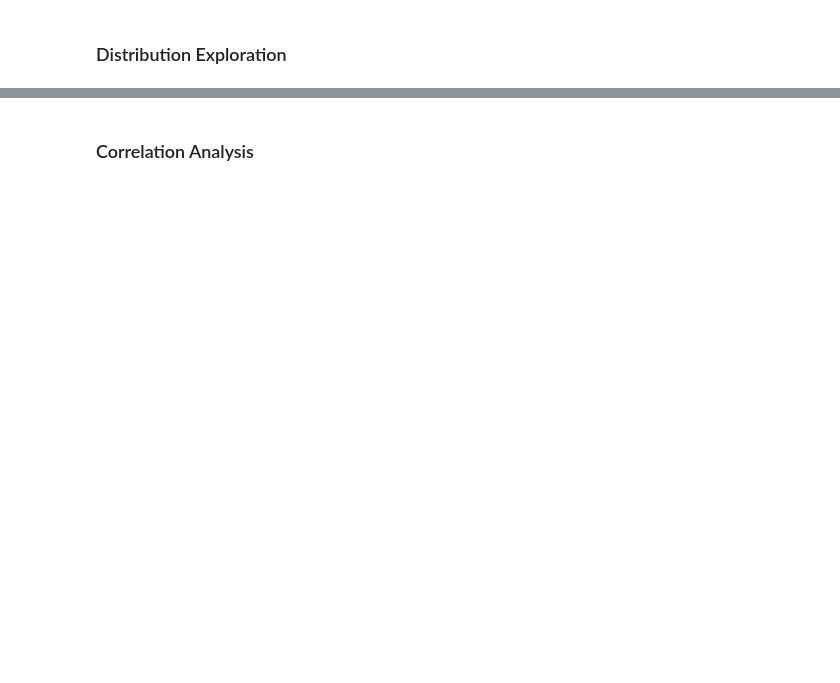
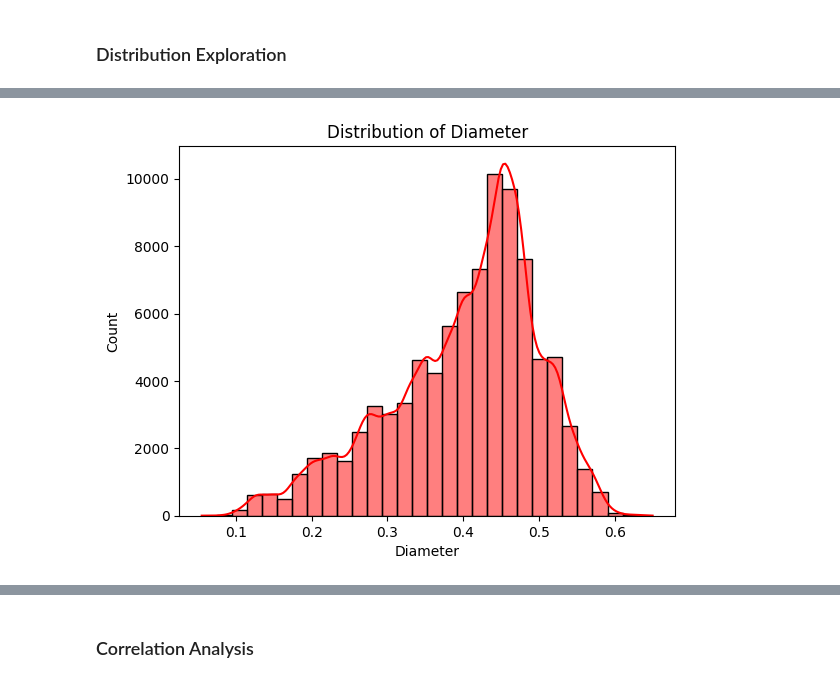
Before and after one commit to Tylikestocode/Machine-Learning, a Jupyter notebook: Ablone_Age_Regression/Model.ipynb, the cells around one changed output, grey strips where cells are left out. Drawn from its saved outputs; the diff is of its cells as text; code cells hidden in the pictures; blank space fills up the shorter version.

```diff
--- a/Ablone_Age_Regression/Model.ipynb
+++ b/Ablone_Age_Regression/Model.ipynb
@@ -108,0 +125,11 @@ train.describe()
+# %%
+def plot_histogram(data, feature, color):
+    sns.histplot(data=data, x=feature, bins=30, color=color, kde=True)
+    plt.title(f'Distribution of {feature}')
+    plt.xlabel(feature)
+    plt.ylabel('Count')
+    plt.show()
+# %%
+plot_histogram(train, 'Diameter', '#FF0000')
+# %% [output]
+[figure, added]
```
Also changed, not shown: parts of 12 cells of this notebook.
